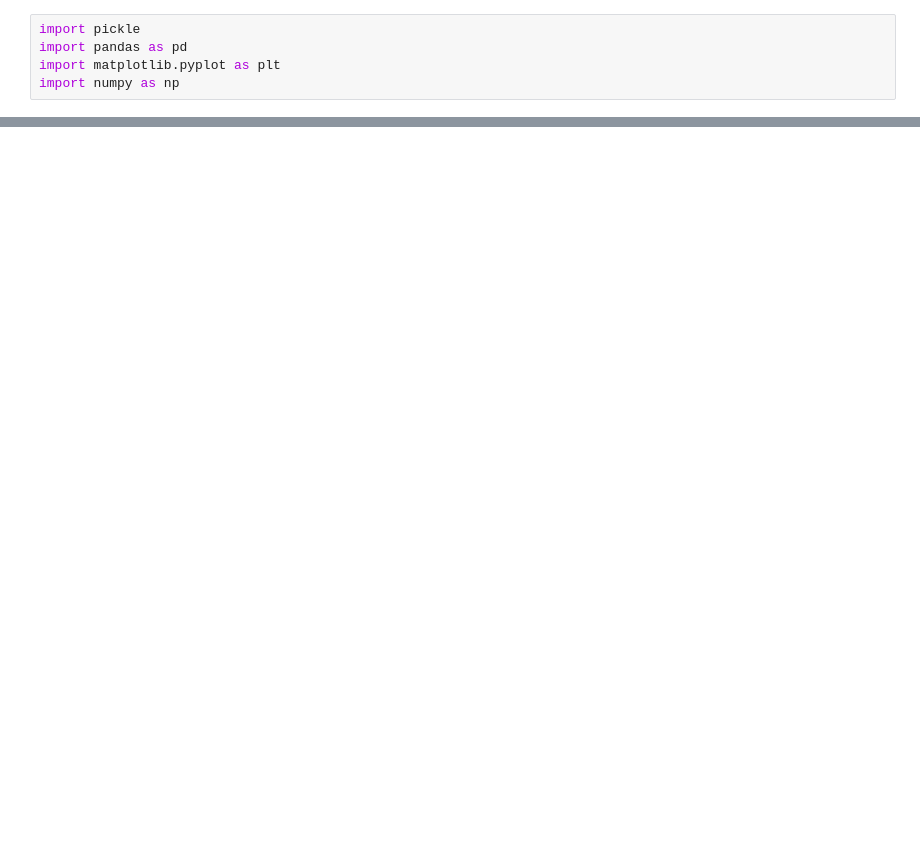
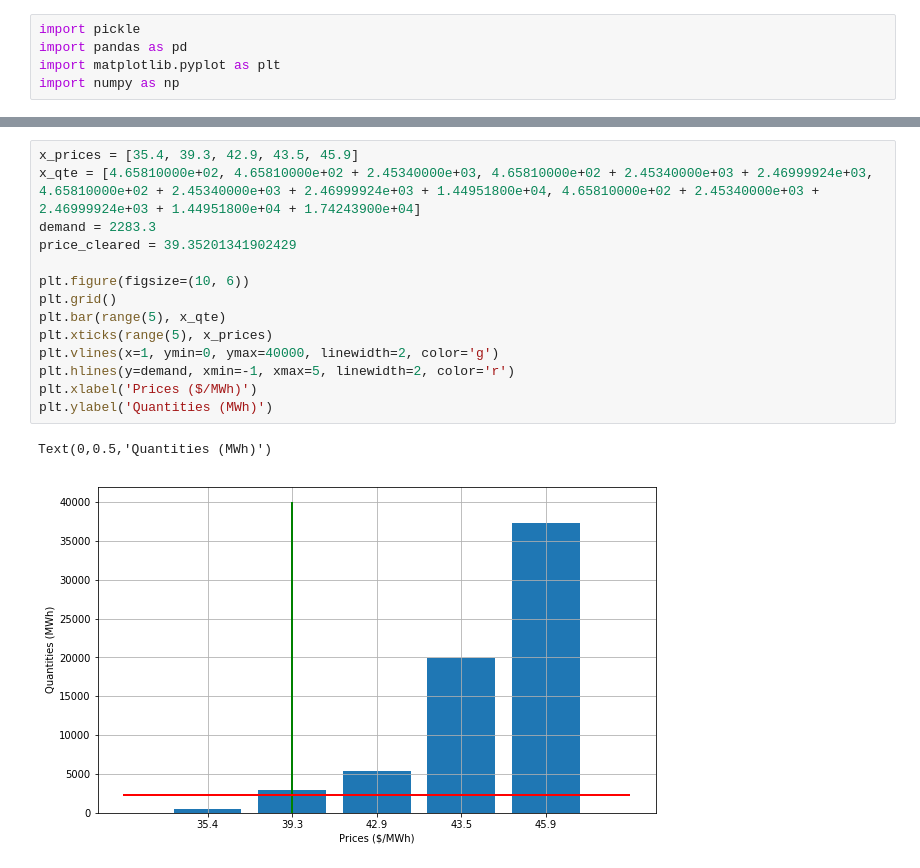
Before and after one commit to mathildebadoual/optimal_bidding, a Jupyter notebook: plot_reward.ipynb, the cells around one changed output, grey strips where cells are left out. Drawn from its saved outputs; the diff is of its cells as text; blank space fills up the shorter version.

```diff
--- a/plot_reward.ipynb
+++ b/plot_reward.ipynb
@@ -28,0 +29,17 @@ max(data[1])
+# %%
+x_prices = [35.4, 39.3, 42.9, 43.5, 45.9]
+x_qte = [4.65810000e+02, 4.65810000e+02 + 2.45340000e+03, 4.65810000e+02 + 2.45340000e+03 + 2.46999924e+03, 4.65810000e+02 + 2.45340000e+03 + 2.46999924e+03 + 1.44951800e+04, 4.65810000e+02 + 2.45340000e+03 + 2.46999924e+03 + 1.44951800e+04 + 1.74243900e+04]
+demand = 2283.3
+price_cleared = 39.35201341902429
+
+plt.figure(figsize=(10, 6))
+plt.grid()
+plt.bar(range(5), x_qte)
+plt.xticks(range(5), x_prices)
+plt.vlines(x=1, ymin=0, ymax=40000, linewidth=2, color='g')
+plt.hlines(y=demand, xmin=-1, xmax=5, linewidth=2, color='r')
+plt.xlabel('Prices ($/MWh)')
+plt.ylabel('Quantities (MWh)')
+# %% [output]
+Text(0,0.5,'Quantities (MWh)')
+[figure, added]
```
Also changed, not shown: parts of 4 cells of this notebook, 1 other file.
